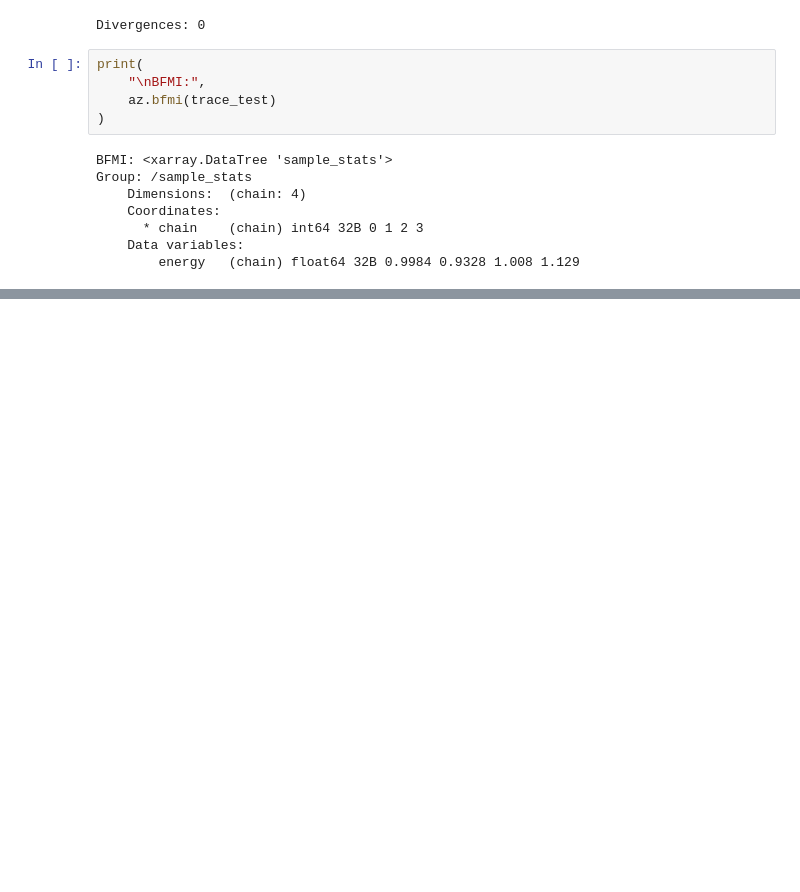
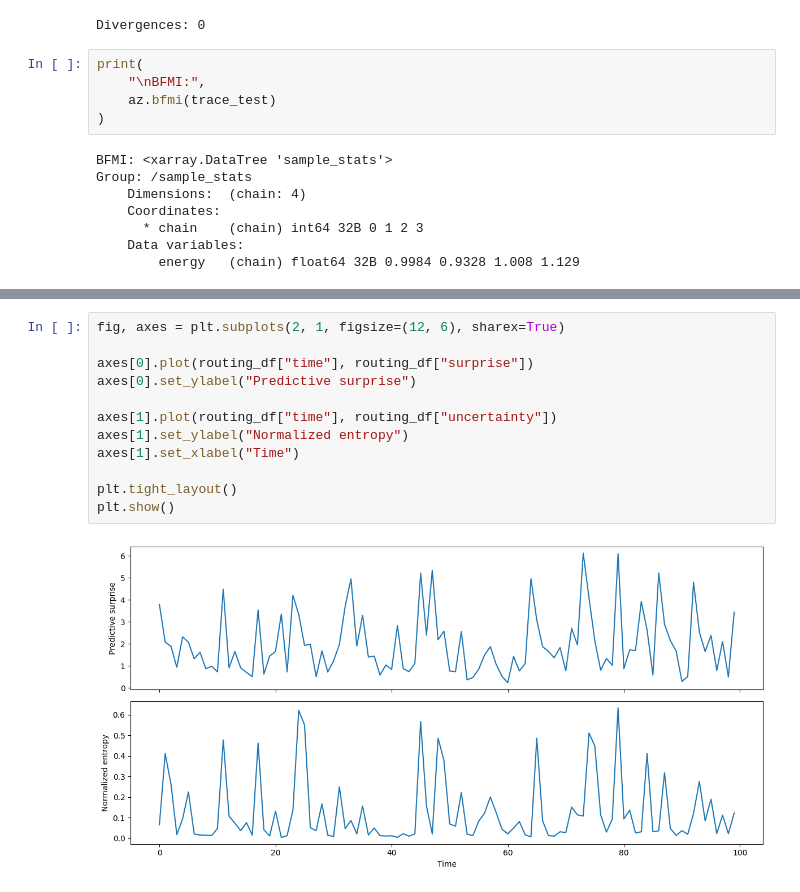
Before and after one commit to juananmonte/aml-working-paper, a Jupyter notebook: aml_working_paper/models/model_iteractive.ipynb, the cells around one changed output, grey strips where cells are left out. Saved outputs shown, nothing was run; the diff lists cells and outputs as text; blank space fills up the shorter version.

```diff
--- a/aml_working_paper/models/model_iteractive.ipynb
+++ b/aml_working_paper/models/model_iteractive.ipynb
@@ -242,0 +355,14 @@ Group: /sample_stats
+# %%
+fig, axes = plt.subplots(2, 1, figsize=(12, 6), sharex=True)
+
+axes[0].plot(routing_df["time"], routing_df["surprise"])
+axes[0].set_ylabel("Predictive surprise")
+
+axes[1].plot(routing_df["time"], routing_df["uncertainty"])
+axes[1].set_ylabel("Normalized entropy")
+axes[1].set_xlabel("Time")
+
+plt.tight_layout()
+plt.show()
+# %% [output]
+[figure, added]
```
Also changed, not shown: parts of 32 cells of this notebook, 7 other files.
